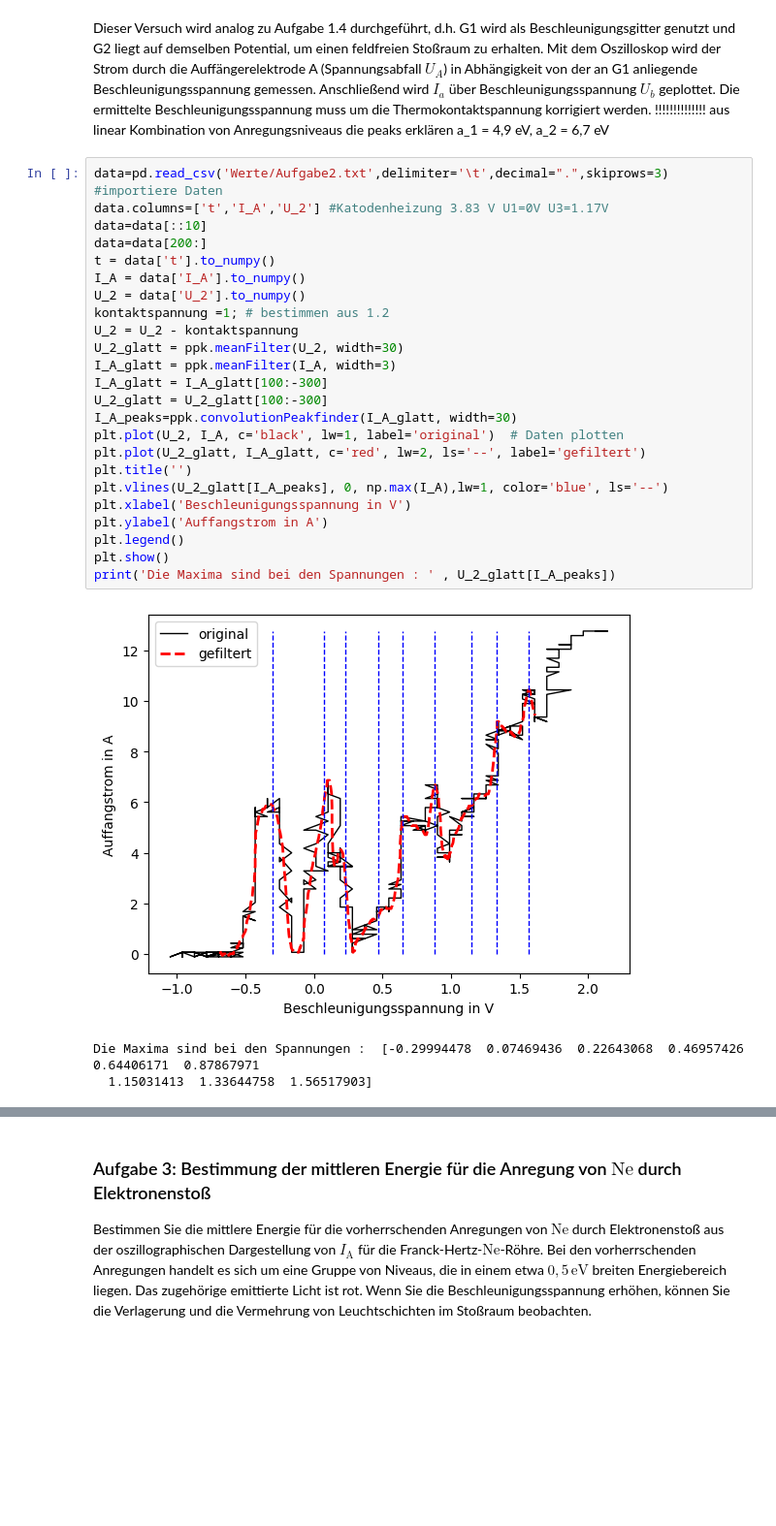
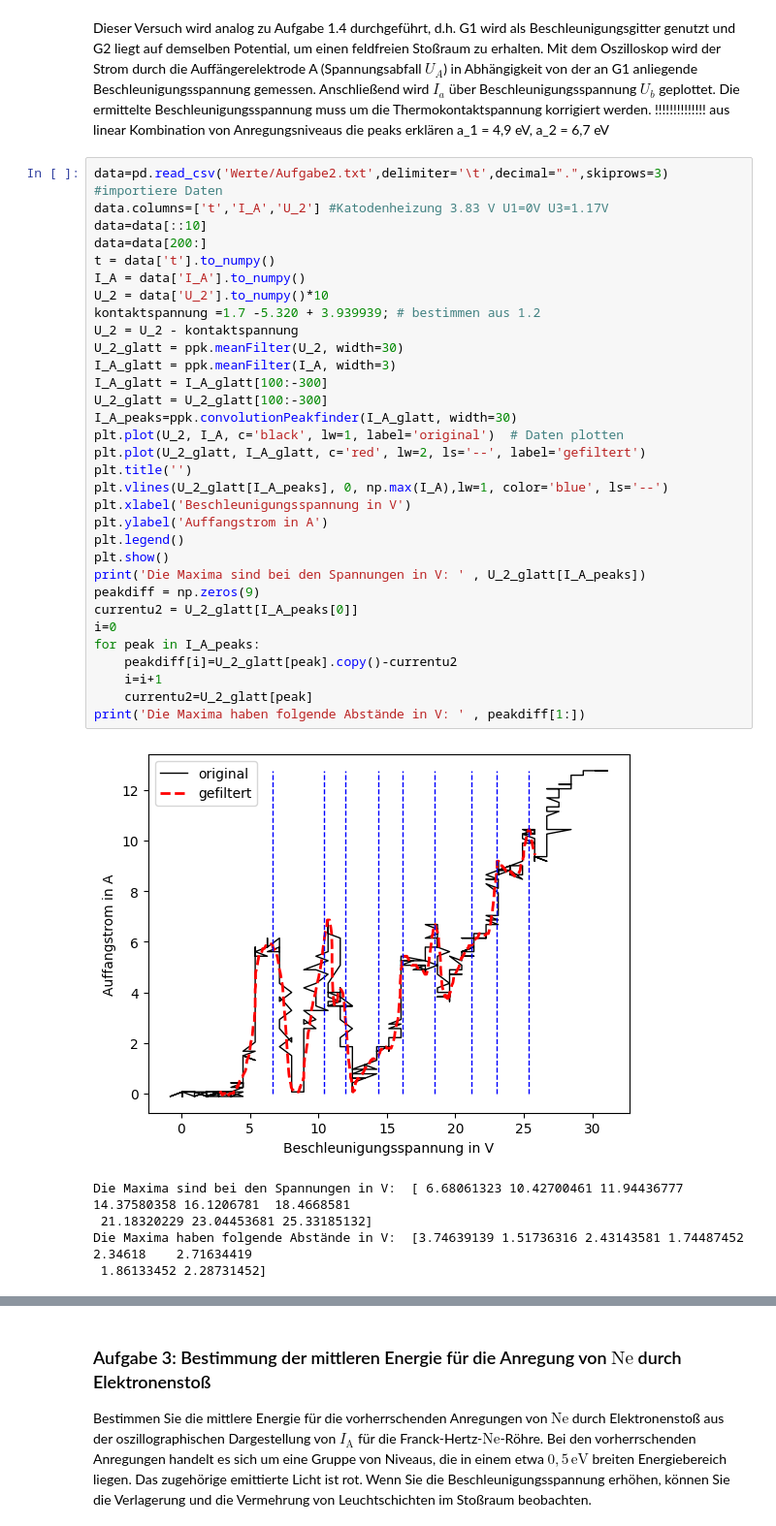
Before and after one commit to thexwon/Praktikum2KlassPhysKIT, a Jupyter notebook: Franck_Hertz_Versuch/Franck_Hertz_Versuch.ipynb, the cells around one changed output, grey strips where cells are left out. Shown at 97% size. Cells and saved outputs as stored; diff of their text form; blank space fills up the shorter version.

```diff
--- a/Franck_Hertz_Versuch/Franck_Hertz_Versuch.ipynb
+++ b/Franck_Hertz_Versuch/Franck_Hertz_Versuch.ipynb
@@ -620,28 +620,38 @@ a_1 = 4,9 eV, a_2 = 6,7 eV
 # %%
 data=pd.read_csv('Werte/Aufgabe2.txt',delimiter='\t',decimal=".",skiprows=3) #importiere Daten
 data.columns=['t','I_A','U_2'] #Katodenheizung 3.83 V U1=0V U3=1.17V
 data=data[::10]
 data=data[200:]
 t = data['t'].to_numpy()
 I_A = data['I_A'].to_numpy()
-U_2 = data['U_2'].to_numpy()
-kontaktspannung =1; # bestimmen aus 1.2
+U_2 = data['U_2'].to_numpy()*10
+kontaktspannung =1.7 -5.320 + 3.939939; # bestimmen aus 1.2
 U_2 = U_2 - kontaktspannung
 U_2_glatt = ppk.meanFilter(U_2, width=30)
 I_A_glatt = ppk.meanFilter(I_A, width=3)
 I_A_glatt = I_A_glatt[100:-300]
 U_2_glatt = U_2_glatt[100:-300]
 I_A_peaks=ppk.convolutionPeakfinder(I_A_glatt, width=30)
 plt.plot(U_2, I_A, c='black', lw=1, label='original')  # Daten plotten
 plt.plot(U_2_glatt, I_A_glatt, c='red', lw=2, ls='--', label='gefiltert')
 plt.title('')
 plt.vlines(U_2_glatt[I_A_peaks], 0, np.max(I_A),lw=1, color='blue', ls='--')
 plt.xlabel('Beschleunigungsspannung in V')
 plt.ylabel('Auffangstrom in A')
 plt.legend()
 plt.show()
-print('Die Maxima sind bei den Spannungen : ' , U_2_glatt[I_A_peaks])
+print('Die Maxima sind bei den Spannungen in V: ' , U_2_glatt[I_A_peaks])
+peakdiff = np.zeros(9)
+currentu2 = U_2_glatt[I_A_peaks[0]]
+i=0
+for peak in I_A_peaks:
+    peakdiff[i]=U_2_glatt[peak].copy()-currentu2
+    i=i+1
+    currentu2=U_2_glatt[peak]
+print('Die Maxima haben folgende Abstände in V: ' , peakdiff[1:])
 # %% [output]
-[figure, old version]
+[figure, new version]
-Die Maxima sind bei den Spannungen :  [-0.29994478  0.07469436  0.22643068  0.46957426  0.64406171  0.87867971
-  1.15031413  1.33644758  1.56517903]
+Die Maxima sind bei den Spannungen in V:  [ 6.68061323 10.42700461 11.94436777 14.37580358 16.1206781  18.4668581
+ 21.18320229 23.04453681 25.33185132]
+Die Maxima haben folgende Abstände in V:  [3.74639139 1.51736316 2.43143581 1.74487452 2.34618    2.71634419
+ 1.86133452 2.28731452]
```
Also changed, not shown: parts of 4 cells of this notebook.
